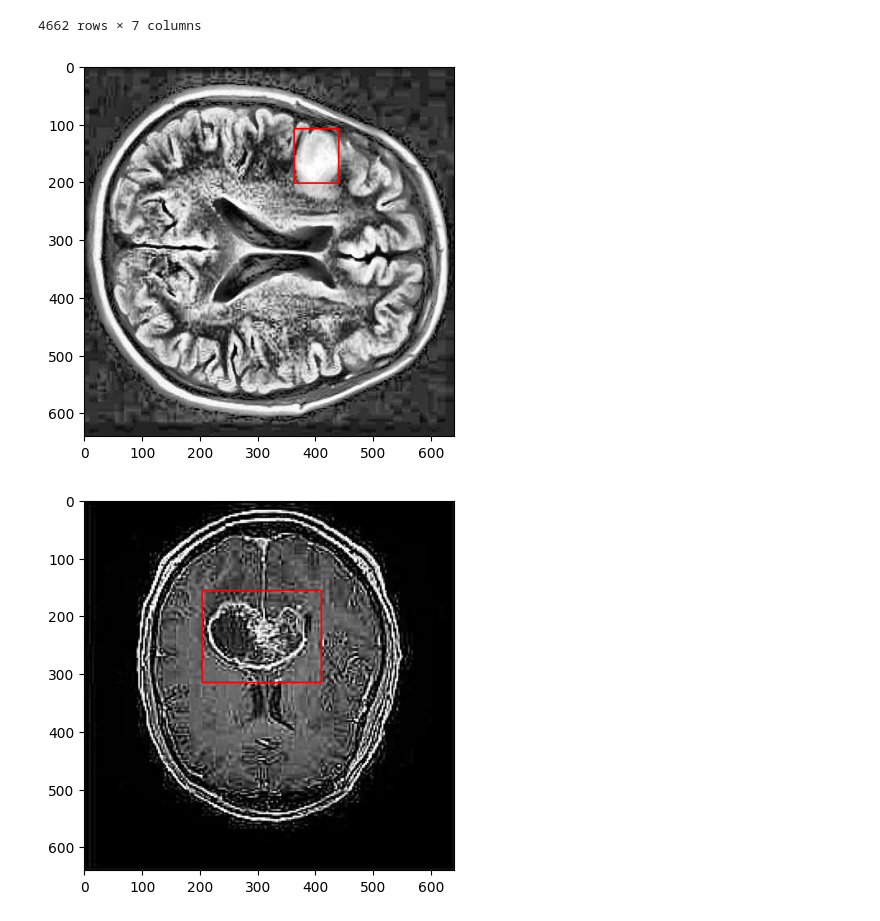
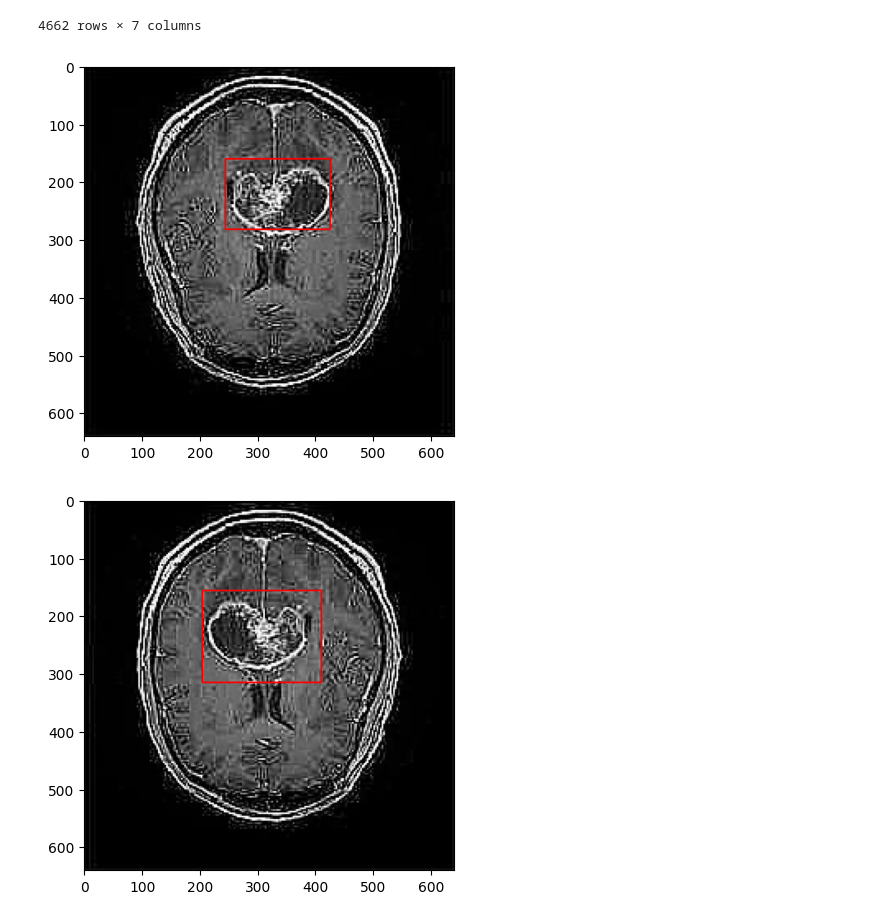
Before and after one commit to MinhHuuNguyen/ai-lectures, a Jupyter notebook: 0_practice_coding/7_brain_tumor_detection/brain_tumor_detection_visualization.ipynb, the cells around one changed output. Drawn from its saved outputs; the diff is of its cells as text; code cells hidden in the pictures.

```diff
--- a/0_practice_coding/7_brain_tumor_detection/brain_tumor_detection_visualization.ipynb
+++ b/0_practice_coding/7_brain_tumor_detection/brain_tumor_detection_visualization.ipynb
@@ -63,9 +63,9 @@ def show_bbox(tumor_df, index=-1, image_name=''):
     plt.imshow(image)
     plt.show()
 # %%
-show_bbox(tumor_df, index=23)
+show_bbox(tumor_df, index=42)
 # %% [output]
-[figure, old version]
+[figure, new version]
 # %%
 show_bbox(tumor_df, image_name='Cancer-1906-_jpg.rf.4ae89773088a21310993ac40037e9799.jpg')
 # %% [output]
```
Also changed, not shown: 3 other files.
